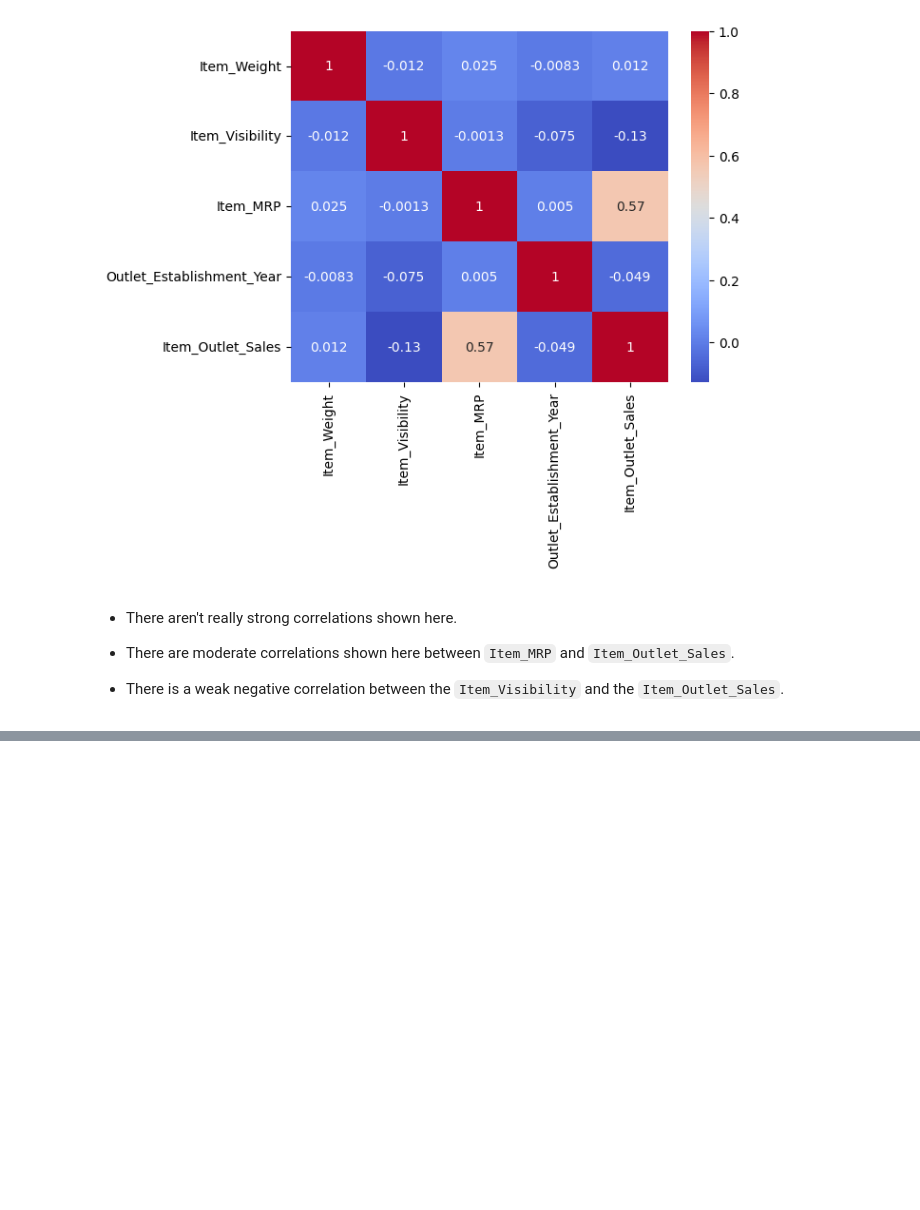
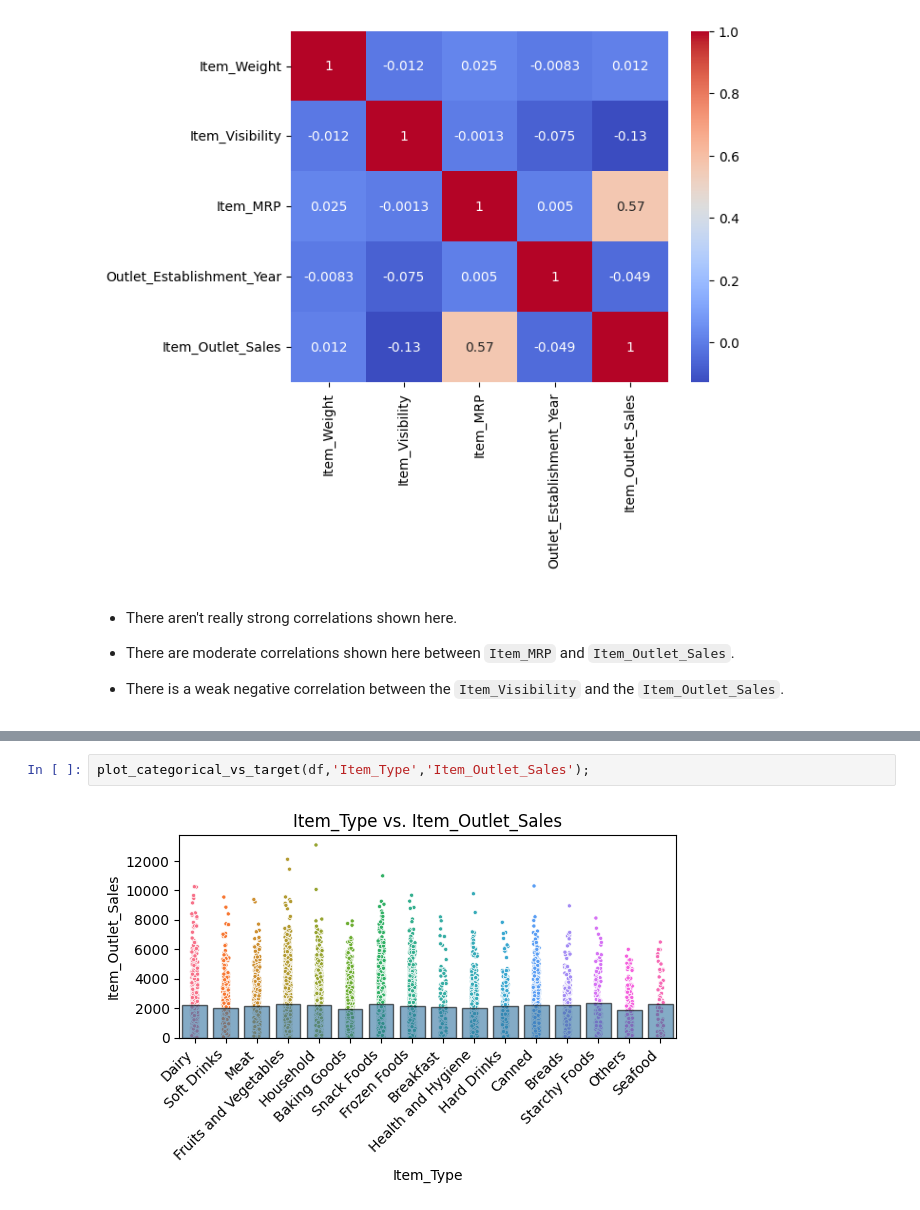
Before and after one commit to Zainakhader/Project1, a Jupyter notebook: Untitled3.ipynb, the cells around one changed output, grey strips where cells are left out. Cells and saved outputs as stored; diff of their text form; blank space fills up the shorter version.

```diff
--- a/Untitled3.ipynb
+++ b/Untitled3.ipynb
@@ -319,0 +564,4 @@ ax=sns.heatmap(corr,cmap='coolwarm',annot=True)
+# %%
+plot_categorical_vs_target(df,'Item_Type','Item_Outlet_Sales');
+# %% [output]
+[figure, added]
```
Also changed, not shown: parts of 37 cells of this notebook.
